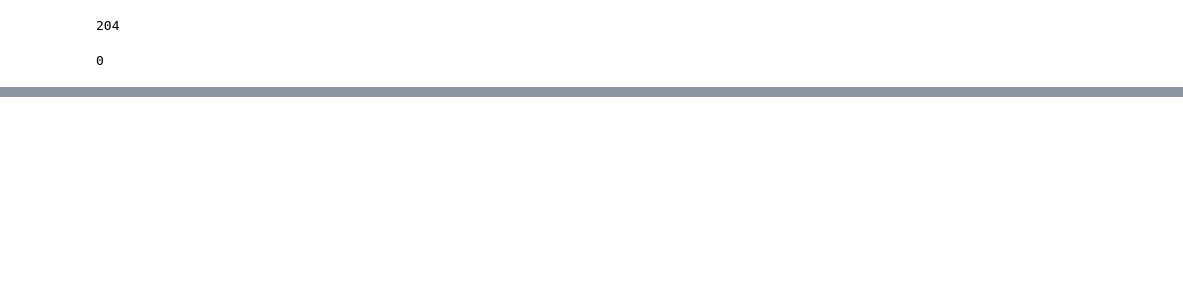
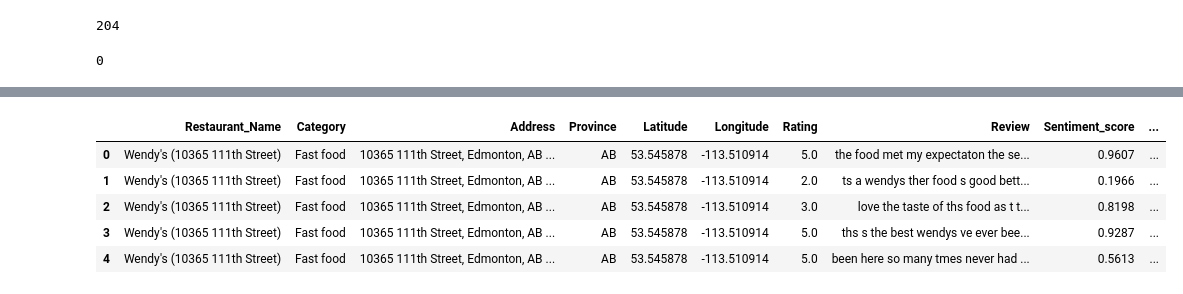
Before and after one commit to fabiomarcullo/Project_4_Food_Delivery, a Jupyter notebook: ML-Rahiq/cleaned_data_code.ipynb, the cells around one changed output, grey strips where cells are left out. Saved outputs shown, nothing was run; the diff lists cells and outputs as text; code cells hidden in the pictures; blank space fills up the shorter version.

```diff
--- a/ML-Rahiq/Cleaned_Data.ipynb
+++ b/ML-Rahiq/cleaned_data_code.ipynb
@@ -101,0 +106,3 @@ data.duplicated().sum()
+# %%
+data['Rating'] = data['Rating'].apply(lambda x: float(x))
+data['Rating']
@@ -101,0 +131,11 @@ data.duplicated().sum()
+# %%
+def remove_special_characters(text):
+    # Regular expression to keep only alphanumeric characters and spaces
+    cleaned_text = re.sub(r'[^A-Za-z0-9\s]', '', text)
+       # Remove special characters \r, \n, \t, \i, and numbers
+    cleaned_text = re.sub(r'[\r\n\ti0-9]', '', text)
+    # Remove extra spaces resulting from character removal
+    cleaned_text = re.sub(r'\s+', ' ', cleaned_text)
+    return cleaned_text.strip()
+
+data['Review'] = data['Review'].apply(remove_special_characters)
@@ -101,0 +150,9 @@ data.duplicated().sum()
+# %%
+data.head()
+# %% [output]
+|  | Restaurant_Name | Category | Address | Province | Latitude | Longitude | Rating | Review | Sentiment_score | ... |
+| 0 | Wendy's (10365 111th Street) | Fast food | 10365 111th Street, Edmonton, AB ... | AB | 53.545878 | -113.510914 | 5.0 | the food met my expectaton the se... | 0.9607 | ... |
+| 1 | Wendy's (10365 111th Street) | Fast food | 10365 111th Street, Edmonton, AB ... | AB | 53.545878 | -113.510914 | 2.0 | ts a wendys ther food s good bett... | 0.1966 | ... |
+| 2 | Wendy's (10365 111th Street) | Fast food | 10365 111th Street, Edmonton, AB ... | AB | 53.545878 | -113.510914 | 3.0 | love the taste of ths food as t t... | 0.8198 | ... |
+| 3 | Wendy's (10365 111th Street) | Fast food | 10365 111th Street, Edmonton, AB ... | AB | 53.545878 | -113.510914 | 5.0 | ths s the best wendys ve ever bee... | 0.9287 | ... |
+| 4 | Wendy's (10365 111th Street) | Fast food | 10365 111th Street, Edmonton, AB ... | AB | 53.545878 | -113.510914 | 5.0 | been here so many tmes never had ... | 0.5613 | ... |
```
Also changed, not shown: parts of 7 cells of this notebook, 1 other file.
